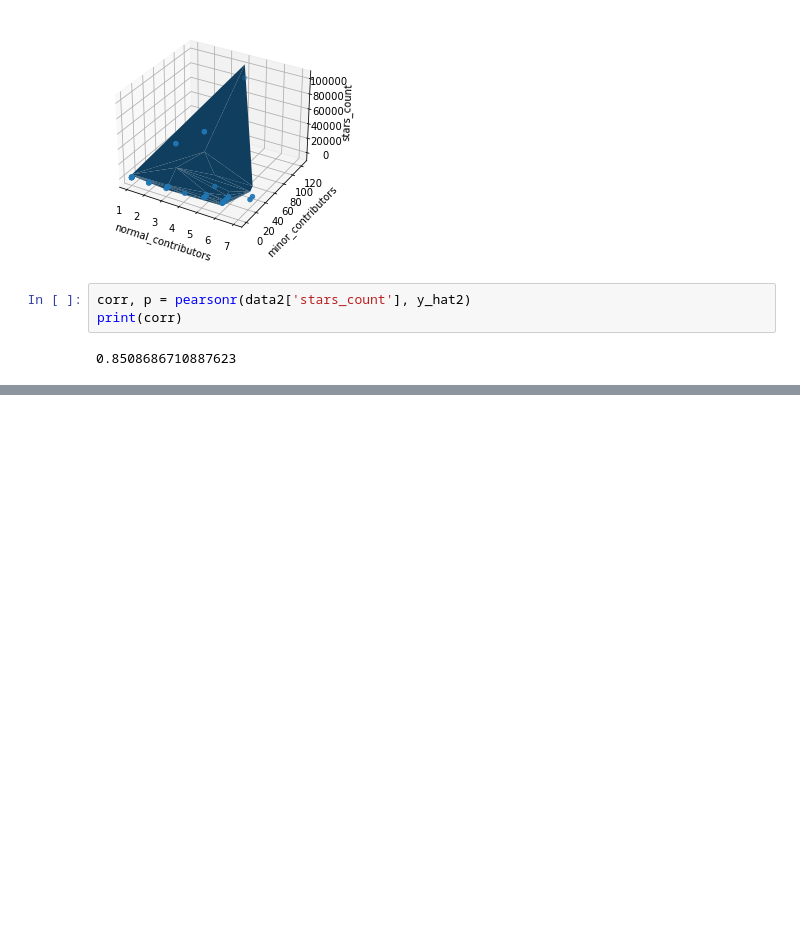
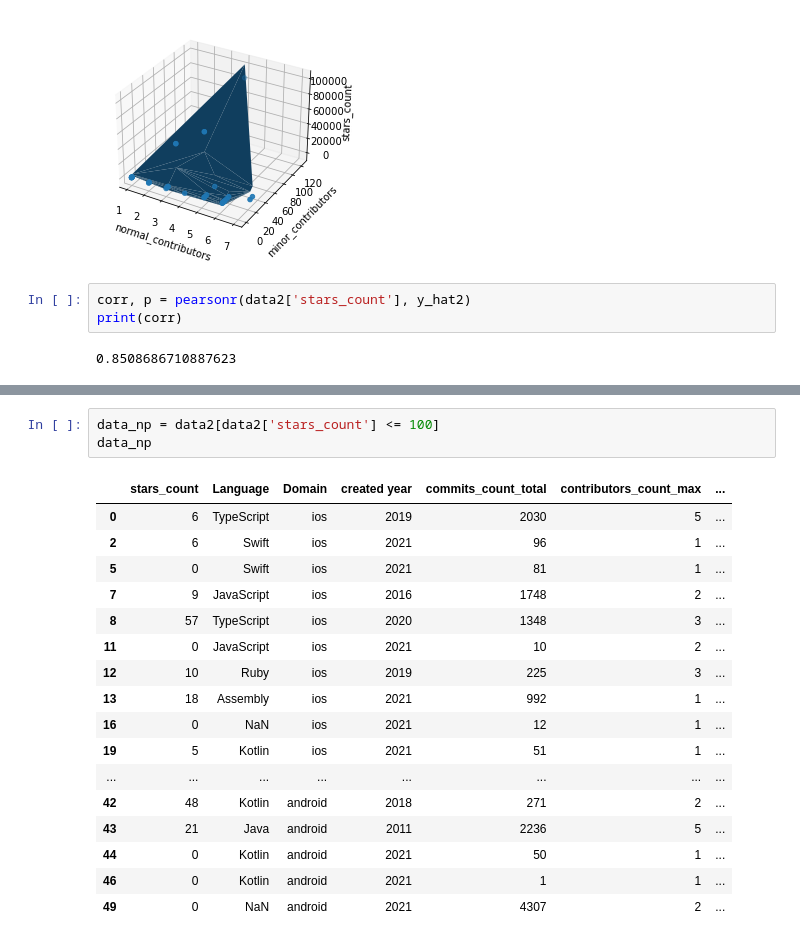
Before and after one commit to hli122/ECS260_code, a Jupyter notebook: final.ipynb, the cells around one changed output, grey strips where cells are left out. Cells and saved outputs as stored; diff of their text form; blank space fills up the shorter version.

```diff
--- a/final.ipynb
+++ b/final.ipynb
@@ -144,0 +178,21 @@ print(corr)
+# %%
+data_np = data2[data2['stars_count'] <= 100]
+data_np
+# %% [output]
+|  | stars_count | Language | Domain | created year | commits_count_total | contributors_count_max | ... |
+| 0 | 6 | TypeScript | ios | 2019 | 2030 | 5 | ... |
+| 2 | 6 | Swift | ios | 2021 | 96 | 1 | ... |
+| 5 | 0 | Swift | ios | 2021 | 81 | 1 | ... |
+| 7 | 9 | JavaScript | ios | 2016 | 1748 | 2 | ... |
+| 8 | 57 | TypeScript | ios | 2020 | 1348 | 3 | ... |
+| 11 | 0 | JavaScript | ios | 2021 | 10 | 2 | ... |
+| 12 | 10 | Ruby | ios | 2019 | 225 | 3 | ... |
+| 13 | 18 | Assembly | ios | 2021 | 992 | 1 | ... |
+| 16 | 0 | NaN | ios | 2021 | 12 | 1 | ... |
+| 19 | 5 | Kotlin | ios | 2021 | 51 | 1 | ... |
+| ... | ... | ... | ... | ... | ... | ... | ... |
+| 42 | 48 | Kotlin | android | 2018 | 271 | 2 | ... |
+| 43 | 21 | Java | android | 2011 | 2236 | 5 | ... |
+| 44 | 0 | Kotlin | android | 2021 | 50 | 1 | ... |
+| 46 | 0 | Kotlin | android | 2021 | 1 | 1 | ... |
+| 49 | 0 | NaN | android | 2021 | 4307 | 2 | ... |
```
Also changed, not shown: parts of 9 cells of this notebook.
